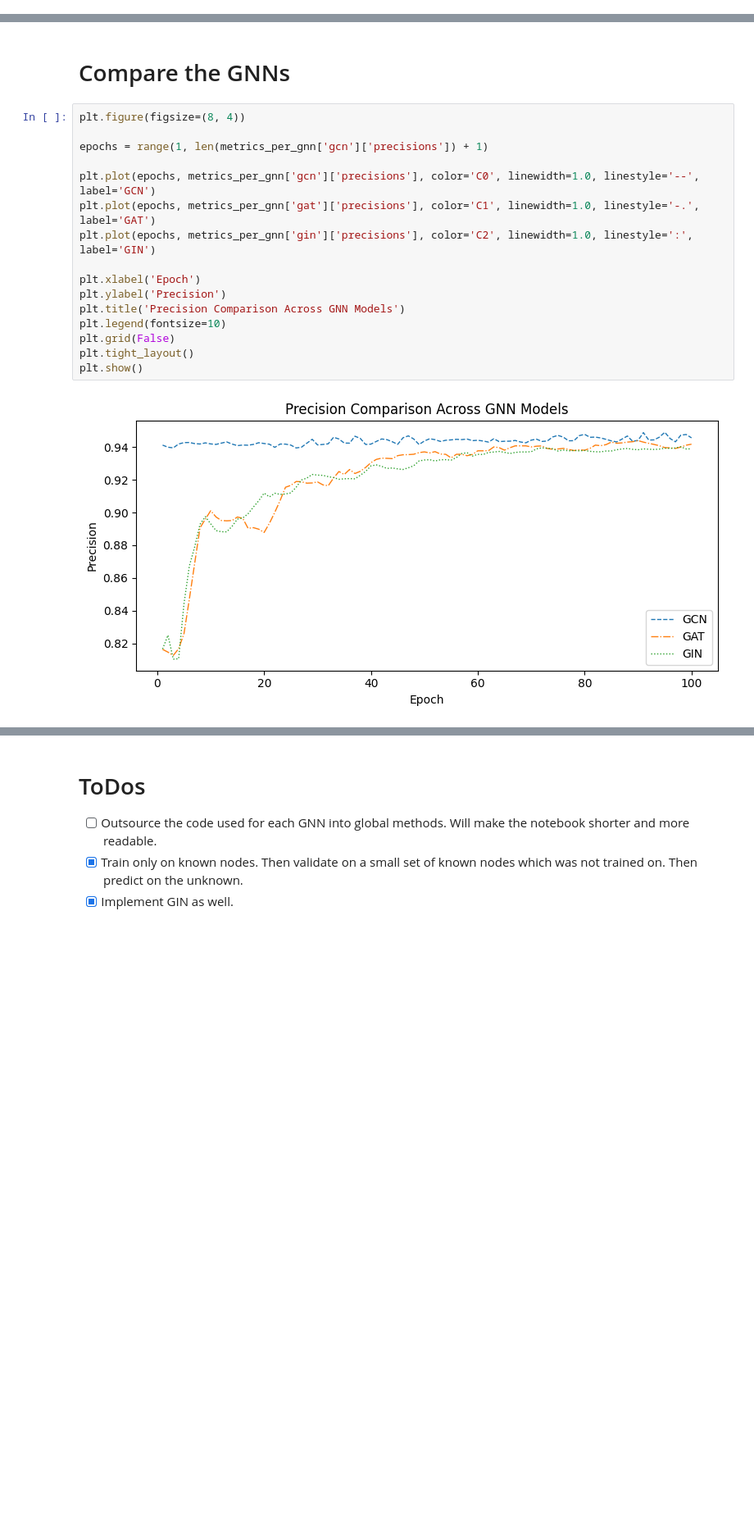
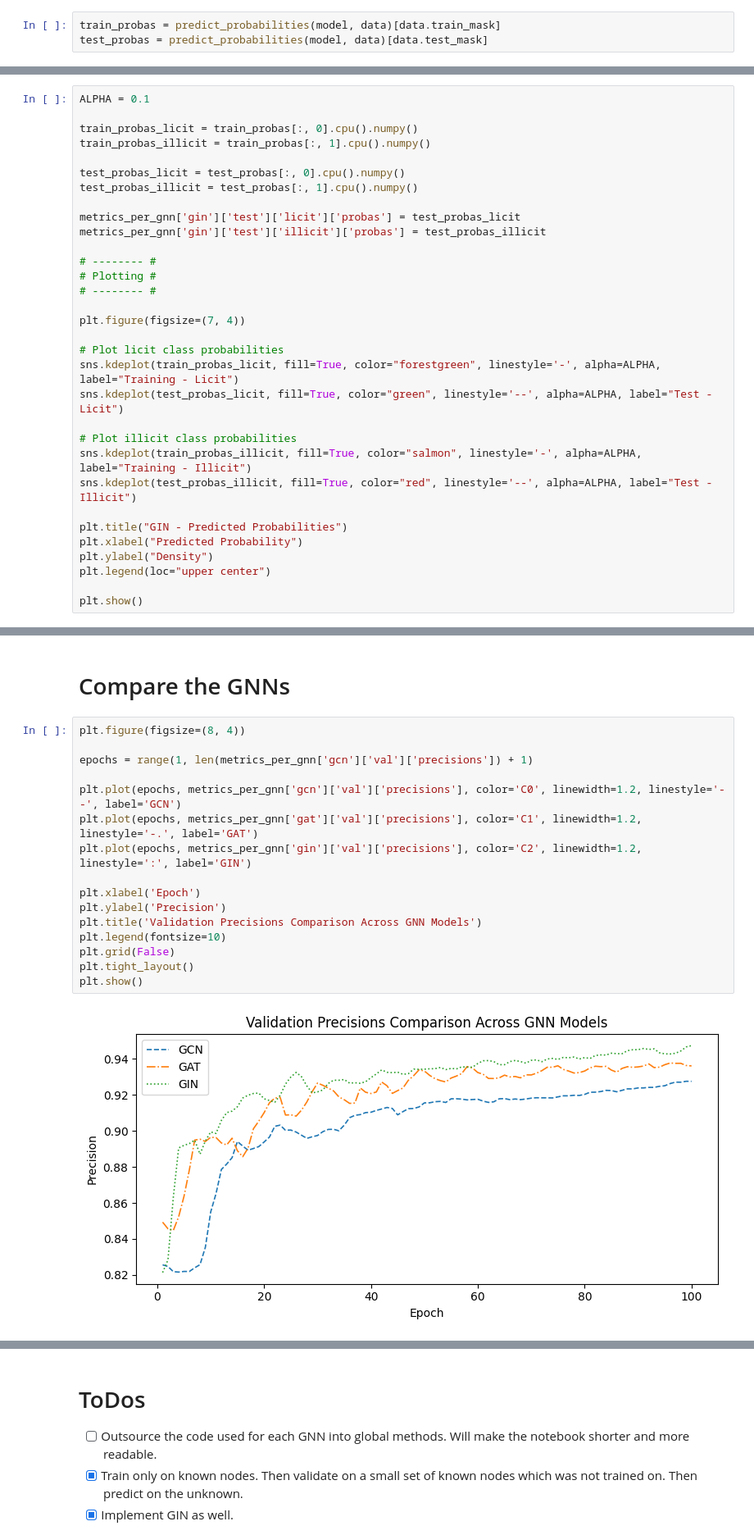
Before and after one commit to PeeteKeesel/kaggle-verse, a Jupyter notebook: bitcoin-transactions-graph-neural-networks.ipynb, the cells around one changed output, grey strips where cells are left out. Shown at 82% size. Drawn from its saved outputs; the diff is of its cells as text; blank space fills up the shorter version.

```diff
--- a/bitcoin-transactions-graph-neural-networks.ipynb
+++ b/bitcoin-transactions-graph-neural-networks.ipynb
@@ -1857,0 +1936,3 @@ plt.show()
+# %%
+train_probas = predict_probabilities(model, data)[data.train_mask]
+test_probas = predict_probabilities(model, data)[data.test_mask]
@@ -1857,0 +1945,32 @@ plt.show()
+# %%
+ALPHA = 0.1
+
+train_probas_licit = train_probas[:, 0].cpu().numpy()
+train_probas_illicit = train_probas[:, 1].cpu().numpy()
+
+test_probas_licit = test_probas[:, 0].cpu().numpy()
+test_probas_illicit = test_probas[:, 1].cpu().numpy()
+
+metrics_per_gnn['gin']['test']['licit']['probas'] = test_probas_licit
+metrics_per_gnn['gin']['test']['illicit']['probas'] = test_probas_illicit
+
+# -------- #
+# Plotting #
+# -------- #
+
+plt.figure(figsize=(7, 4))
+
+# Plot licit class probabilities
+sns.kdeplot(train_probas_licit, fill=True, color="forestgreen", linestyle='-', alpha=ALPHA, label="Training - Licit")
+sns.kdeplot(test_probas_licit, fill=True, color="green", linestyle='--', alpha=ALPHA, label="Test - Licit")
+
+# Plot illicit class probabilities
+sns.kdeplot(train_probas_illicit, fill=True, color="salmon", linestyle='-', alpha=ALPHA, label="Training - Illicit")
+sns.kdeplot(test_probas_illicit, fill=True, color="red", linestyle='--', alpha=ALPHA, label="Test - Illicit")
+
+plt.title("GIN - Predicted Probabilities")
+plt.xlabel("Predicted Probability")
+plt.ylabel("Density")
+plt.legend(loc="upper center")
+
+plt.show()
@@ -1860,18 +1981,18 @@ plt.show()
 # %%
 plt.figure(figsize=(8, 4))
 
-epochs = range(1, len(metrics_per_gnn['gcn']['precisions']) + 1)
+epochs = range(1, len(metrics_per_gnn['gcn']['val']['precisions']) + 1)
 
-plt.plot(epochs, metrics_per_gnn['gcn']['precisions'], color='C0', linewidth=1.0, linestyle='--', label='GCN')
-plt.plot(epochs, metrics_per_gnn['gat']['precisions'], color='C1', linewidth=1.0, linestyle='-.', label='GAT')
-plt.plot(epochs, metrics_per_gnn['gin']['precisions'], color='C2', linewidth=1.0, linestyle=':', label='GIN')
+plt.plot(epochs, metrics_per_gnn['gcn']['val']['precisions'], color='C0', linewidth=1.2, linestyle='--', label='GCN')
+plt.plot(epochs, metrics_per_gnn['gat']['val']['precisions'], color='C1', linewidth=1.2, linestyle='-.', label='GAT')
+plt.plot(epochs, metrics_per_gnn['gin']['val']['precisions'], color='C2', linewidth=1.2, linestyle=':', label='GIN')
 
 plt.xlabel('Epoch')
 plt.ylabel('Precision')
-plt.title('Precision Comparison Across GNN Models')
+plt.title('Validation Precisions Comparison Across GNN Models')
 plt.legend(fontsize=10)
 plt.grid(False)
 plt.tight_layout()
 plt.show()
 # %% [output]
-[figure, old version]
+[figure, new version]
```
Also changed, not shown: parts of 26 cells of this notebook.
